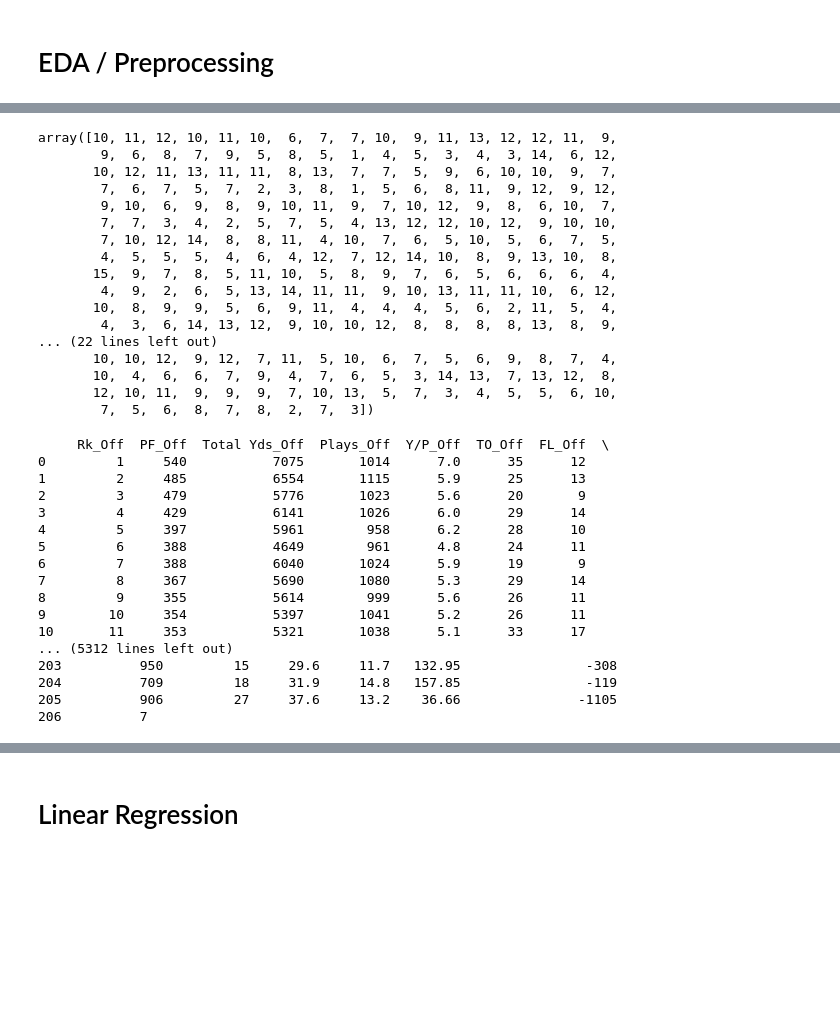
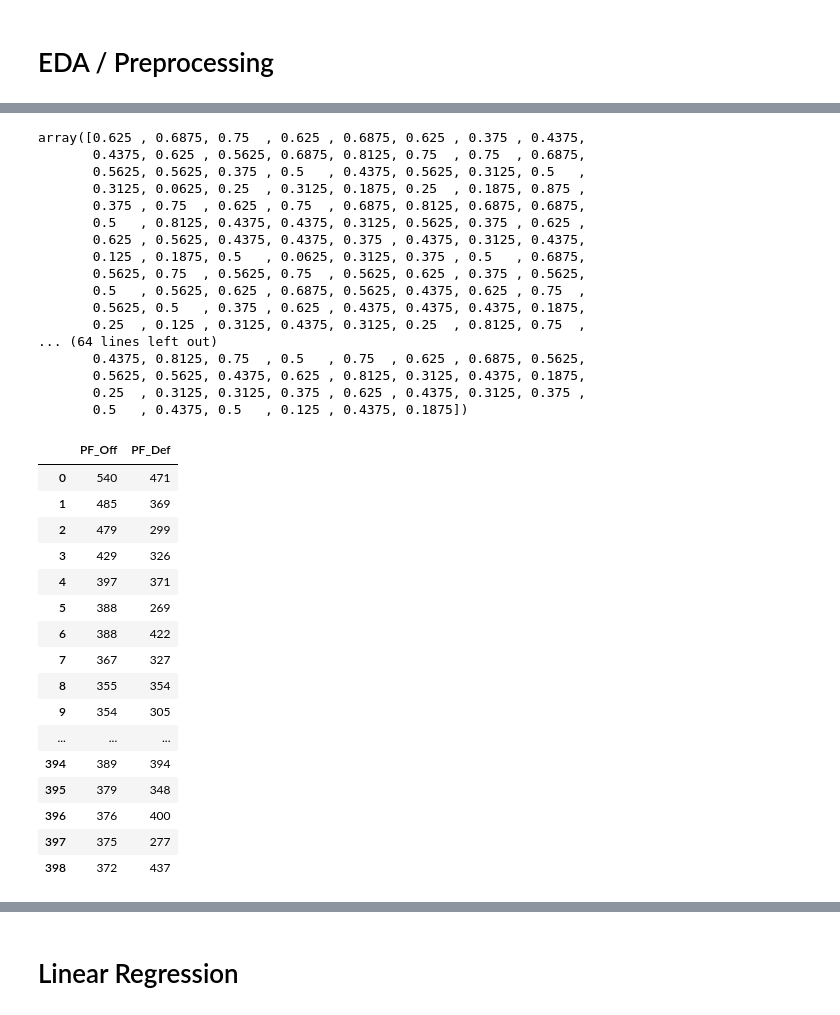
Before and after one commit to BryanWilsonRU/Final_Project, a Jupyter notebook: notebooks/preprocessing.ipynb, the cells around one changed output, grey strips where cells are left out. Cells and saved outputs as stored; diff of their text form; code cells hidden in the pictures; blank space fills up the shorter version.

```diff
--- a/notebooks/preprocessing.ipynb
+++ b/notebooks/preprocessing.ipynb
@@ -54,52 +54,53 @@ Overall Production    0
 dtype: int64
 # %%
-targets = data_df.loc[:,"Win"].values
+targets = data_df.loc[:,"Win/Loss_Pct"].values
 targets
 # %% [output]
-array([10, 11, 12, 10, 11, 10,  6,  7,  7, 10,  9, 11, 13, 12, 12, 11,  9,
-        9,  6,  8,  7,  9,  5,  8,  5,  1,  4,  5,  3,  4,  3, 14,  6, 12,
-       10, 12, 11, 13, 11, 11,  8, 13,  7,  7,  5,  9,  6, 10, 10,  9,  7,
-        7,  6,  7,  5,  7,  2,  3,  8,  1,  5,  6,  8, 11,  9, 12,  9, 12,
-        9, 10,  6,  9,  8,  9, 10, 11,  9,  7, 10, 12,  9,  8,  6, 10,  7,
-        7,  7,  3,  4,  2,  5,  7,  5,  4, 13, 12, 12, 10, 12,  9, 10, 10,
-        7, 10, 12, 14,  8,  8, 11,  4, 10,  7,  6,  5, 10,  5,  6,  7,  5,
-        4,  5,  5,  5,  4,  6,  4, 12,  7, 12, 14, 10,  8,  9, 13, 10,  8,
-       15,  9,  7,  8,  5, 11, 10,  5,  8,  9,  7,  6,  5,  6,  6,  6,  4,
-        4,  9,  2,  6,  5, 13, 14, 11, 11,  9, 10, 13, 11, 11, 10,  6, 12,
-       10,  8,  9,  9,  5,  6,  9, 11,  4,  4,  4,  5,  6,  2, 11,  5,  4,
-        4,  3,  6, 14, 13, 12,  9, 10, 10, 12,  8,  8,  8,  8, 13,  8,  9,
-... (22 lines left out)
-       10, 10, 12,  9, 12,  7, 11,  5, 10,  6,  7,  5,  6,  9,  8,  7,  4,
-       10,  4,  6,  6,  7,  9,  4,  7,  6,  5,  3, 14, 13,  7, 13, 12,  8,
-       12, 10, 11,  9,  9,  9,  7, 10, 13,  5,  7,  3,  4,  5,  5,  6, 10,
-        7,  5,  6,  8,  7,  8,  2,  7,  3])
+array([0.625 , 0.6875, 0.75  , 0.625 , 0.6875, 0.625 , 0.375 , 0.4375,
+       0.4375, 0.625 , 0.5625, 0.6875, 0.8125, 0.75  , 0.75  , 0.6875,
+       0.5625, 0.5625, 0.375 , 0.5   , 0.4375, 0.5625, 0.3125, 0.5   ,
+       0.3125, 0.0625, 0.25  , 0.3125, 0.1875, 0.25  , 0.1875, 0.875 ,
+       0.375 , 0.75  , 0.625 , 0.75  , 0.6875, 0.8125, 0.6875, 0.6875,
+       0.5   , 0.8125, 0.4375, 0.4375, 0.3125, 0.5625, 0.375 , 0.625 ,
+       0.625 , 0.5625, 0.4375, 0.4375, 0.375 , 0.4375, 0.3125, 0.4375,
+       0.125 , 0.1875, 0.5   , 0.0625, 0.3125, 0.375 , 0.5   , 0.6875,
+       0.5625, 0.75  , 0.5625, 0.75  , 0.5625, 0.625 , 0.375 , 0.5625,
+       0.5   , 0.5625, 0.625 , 0.6875, 0.5625, 0.4375, 0.625 , 0.75  ,
+       0.5625, 0.5   , 0.375 , 0.625 , 0.4375, 0.4375, 0.4375, 0.1875,
+       0.25  , 0.125 , 0.3125, 0.4375, 0.3125, 0.25  , 0.8125, 0.75  ,
+... (64 lines left out)
+       0.4375, 0.8125, 0.75  , 0.5   , 0.75  , 0.625 , 0.6875, 0.5625,
+       0.5625, 0.5625, 0.4375, 0.625 , 0.8125, 0.3125, 0.4375, 0.1875,
+       0.25  , 0.3125, 0.3125, 0.375 , 0.625 , 0.4375, 0.3125, 0.375 ,
+       0.5   , 0.4375, 0.5   , 0.125 , 0.4375, 0.1875])
 # %%
 # inputs = data_df[["Rk_Off", "Total Yds_Off", "Plays_Off","Y/P_Off",
 #  "1stD_Off","Pass Att_Off","Pass TD_Off", "Pass NY/A_Off",
 # "Pen Yds_Off","Total Yds_Def", "Ply_Def","Y/P_Def",
 # "FL_Def","Total 1stD_Def","Pass Yds_Def","Pass TD_Def",
 # "Rush TD_Def"]]
-inputs = data_df.drop(columns=["Team" , "Year", "Win", "Loss", "Games"])
+# inputs = data_df.drop(columns=["Team" , "Year", "Win", "Loss", "Games","Win/Loss_Pct"])
+inputs = data_df[["PF_Off","PF_Def"]]
 feature_names = inputs.columns
 inputs
 # %% [output]
-     Rk_Off  PF_Off  Total Yds_Off  Plays_Off  Y/P_Off  TO_Off  FL_Off  \
-0         1     540           7075       1014      7.0      35      12
-1         2     485           6554       1115      5.9      25      13
-2         3     479           5776       1023      5.6      20       9
-3         4     429           6141       1026      6.0      29      14
-4         5     397           5961        958      6.2      28      10
-5         6     388           4649        961      4.8      24      11
-6         7     388           6040       1024      5.9      19       9
-7         8     367           5690       1080      5.3      29      14
-8         9     355           5614        999      5.6      26      11
-9        10     354           5397       1041      5.2      26      11
-10       11     353           5321       1038      5.1      33      17
-... (5312 lines left out)
-203          950         15     29.6     11.7   132.95                -308
-204          709         18     31.9     14.8   157.85                -119
-205          906         27     37.6     13.2    36.66               -1105
-206          7
+|  | PF_Off | PF_Def |
+| 0 | 540 | 471 |
+| 1 | 485 | 369 |
+| 2 | 479 | 299 |
+| 3 | 429 | 326 |
+| 4 | 397 | 371 |
+| 5 | 388 | 269 |
+| 6 | 388 | 422 |
+| 7 | 367 | 327 |
+| 8 | 355 | 354 |
+| 9 | 354 | 305 |
+| ... | ... | ... |
+| 394 | 389 | 394 |
+| 395 | 379 | 348 |
+| 396 | 376 | 400 |
+| 397 | 375 | 277 |
+| 398 | 372 | 437 |
 # %%
 sc = StandardScaler()
 sc.fit_transform(inputs)
```
Also changed, not shown: parts of 7 cells of this notebook.
